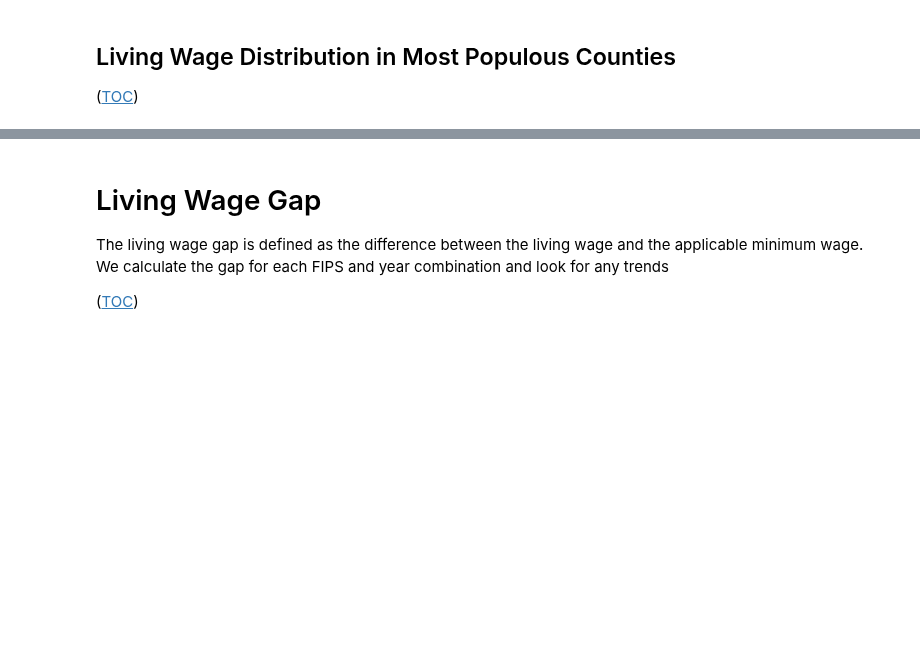
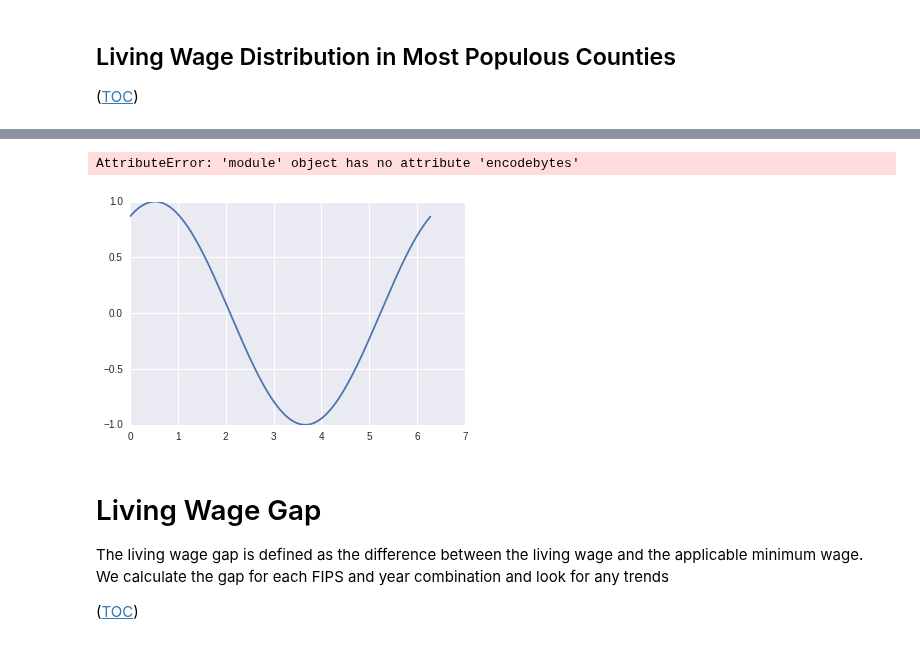
Before and after one commit to jquacinella/LivingWageModelExtension, a Jupyter notebook: Master's Thesis.ipynb, the cells around one changed output, grey strips where cells are left out. Cells and saved outputs as stored; diff of their text form; code cells hidden in the pictures; blank space fills up the shorter version.

```diff
--- a/Master's Thesis.ipynb
+++ b/Master's Thesis.ipynb
@@ -1206,3 +1218,30 @@ plt.show()
+# %%
+import matplotlib.animation as animation
+
+fig, ax = plt.subplots()
+
+x = np.arange(0, 2*np.pi, 0.01)
+line, = ax.plot(x, np.sin(x))
+
+
+def animate(i):
+    line.set_ydata(np.sin(x + i/10.0))  # update the data
+    return line,
+
+
+# Init only required for blitting to give a clean slate.
+def init():
+    line.set_ydata(np.ma.array(x, mask=True))
+    return line,
+
+ani = animation.FuncAnimation(fig, animate, np.arange(1, 200), init_func=init,
+                              interval=25, blit=True)
+# ani.save('basic_animation.mp4', fps=30, extra_args=['-vcodec', 'libx264'])
+# plt.show()
+ani.to_html5_video()
+# %% [output]
+AttributeError: 'module' object has no attribute 'encodebytes'
+[figure, added]
 # %% [markdown]
 # Living Wage Gap
 
```
Also changed, not shown: parts of 1 cell of this notebook.
